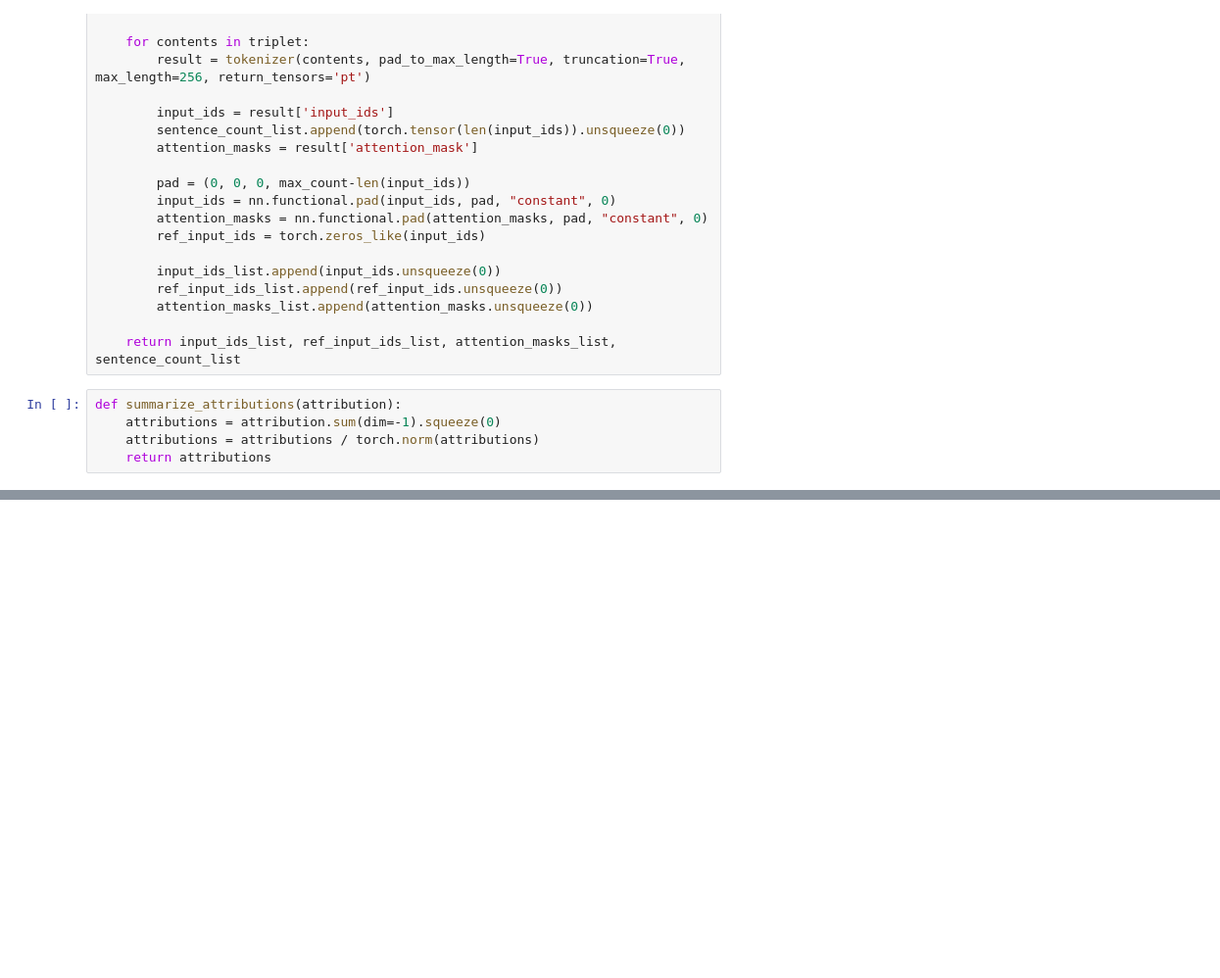
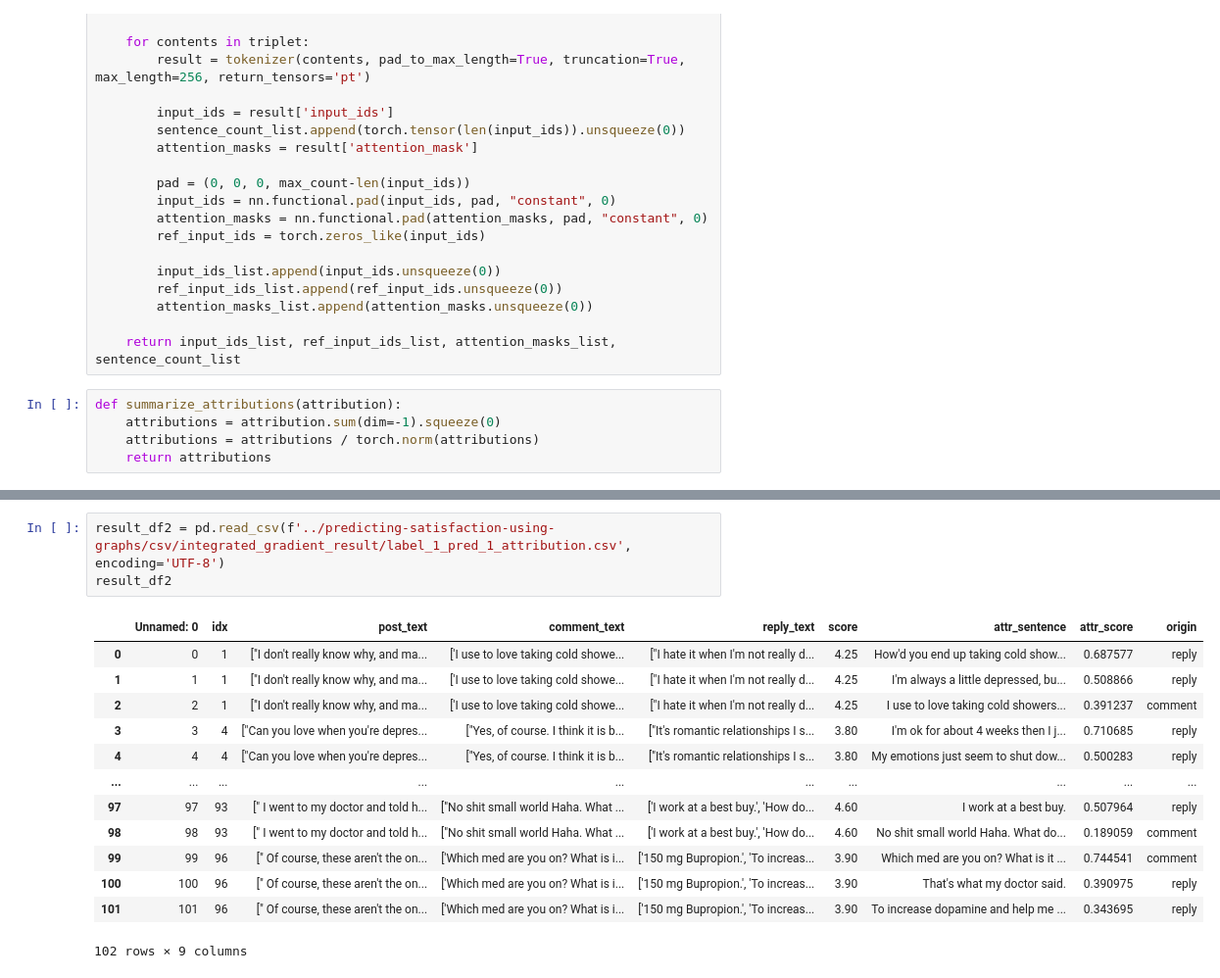
Before and after one commit to tr0up2r/satisfaction-classifier-with-xai, a Jupyter notebook: splitbert_integrated_gradient.ipynb, the cells around one changed output, grey strips where cells are left out. Shown at 98% size. Saved outputs shown, nothing was run; the diff lists cells and outputs as text; blank space fills up the shorter version.

```diff
--- a/splitbert_integrated_gradient.ipynb
+++ b/splitbert_integrated_gradient.ipynb
@@ -284,0 +410,17 @@ Legend: Negative Neutral Positive
+# %%
+result_df2 = pd.read_csv(f'../predicting-satisfaction-using-graphs/csv/integrated_gradient_result/label_1_pred_1_attribution.csv', encoding='UTF-8')
+result_df2
+# %% [output]
+|  | Unnamed: 0 | idx | post_text | comment_text | reply_text | score | attr_sentence | attr_score | origin |
+| 0 | 0 | 1 | ["I don't really know why, and ma... | ['I use to love taking cold showe... | ["I hate it when I'm not really d... | 4.25 | How'd you end up taking cold show... | 0.687577 | reply |
+| 1 | 1 | 1 | ["I don't really know why, and ma... | ['I use to love taking cold showe... | ["I hate it when I'm not really d... | 4.25 | I'm always a little depressed, bu... | 0.508866 | reply |
+| 2 | 2 | 1 | ["I don't really know why, and ma... | ['I use to love taking cold showe... | ["I hate it when I'm not really d... | 4.25 | I use to love taking cold showers... | 0.391237 | comment |
+| 3 | 3 | 4 | ["Can you love when you're depres... | ["Yes, of course. I think it is b... | ["It's romantic relationships I s... | 3.80 | I'm ok for about 4 weeks then I j... | 0.710685 | reply |
+| 4 | 4 | 4 | ["Can you love when you're depres... | ["Yes, of course. I think it is b... | ["It's romantic relationships I s... | 3.80 | My emotions just seem to shut dow... | 0.500283 | reply |
+| ... | ... | ... | ... | ... | ... | ... | ... | ... | ... |
+| 97 | 97 | 93 | [" I went to my doctor and told h... | ["No shit small world Haha. What ... | ['I work at a best buy.', 'How do... | 4.60 | I work at a best buy. | 0.507964 | reply |
+| 98 | 98 | 93 | [" I went to my doctor and told h... | ["No shit small world Haha. What ... | ['I work at a best buy.', 'How do... | 4.60 | No shit small world Haha. What do... | 0.189059 | comment |
+| 99 | 99 | 96 | [" Of course, these aren't the on... | ['Which med are you on? What is i... | ['150 mg Bupropion.', 'To increas... | 3.90 | Which med are you on? What is it ... | 0.744541 | comment |
+| 100 | 100 | 96 | [" Of course, these aren't the on... | ['Which med are you on? What is i... | ['150 mg Bupropion.', 'To increas... | 3.90 | That's what my doctor said. | 0.390975 | reply |
+| 101 | 101 | 96 | [" Of course, these aren't the on... | ['Which med are you on? What is i... | ['150 mg Bupropion.', 'To increas... | 3.90 | To increase dopamine and help me ... | 0.343695 | reply |
+102 rows × 9 columns
```
Also changed, not shown: parts of 21 cells of this notebook.
